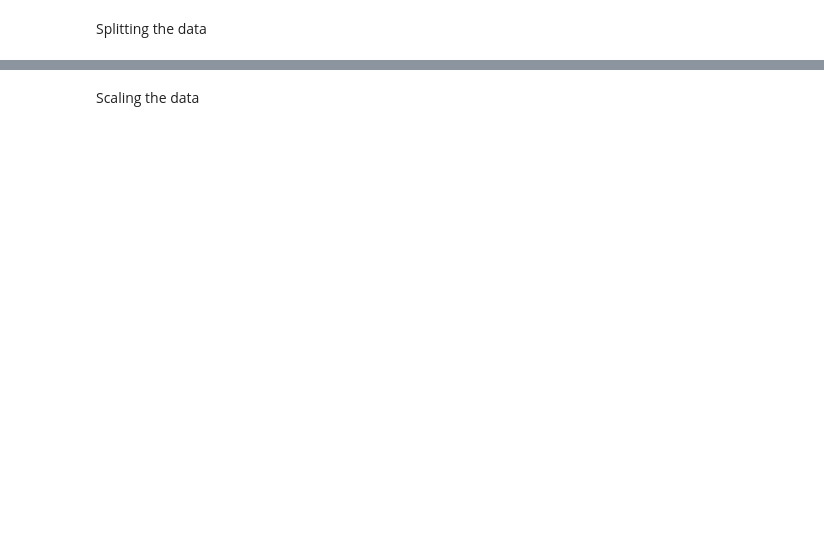
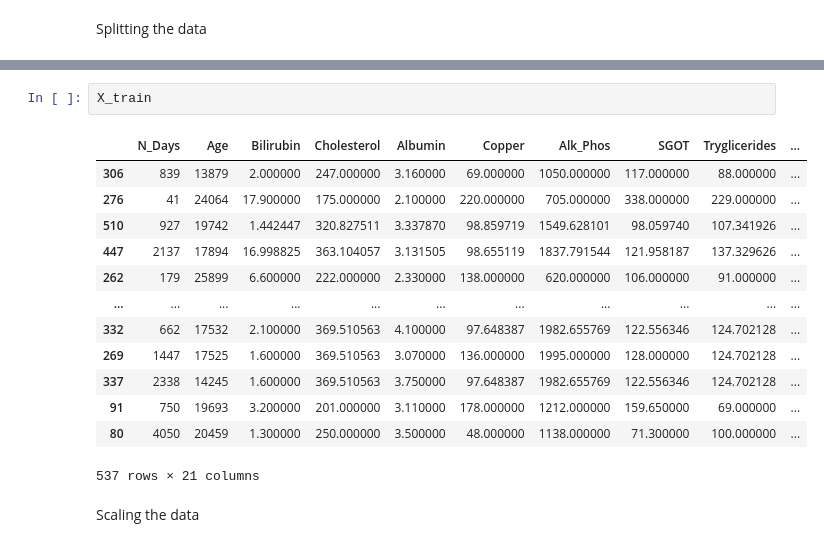
Before and after one commit to lasith54/ML_Project_Cirrhosis_Prediction, a Jupyter notebook: EE5253_2023_Code_Group38.ipynb, the cells around one changed output, grey strips where cells are left out. Drawn from its saved outputs; the diff is of its cells as text; blank space fills up the shorter version.

```diff
--- a/EE5253_2023_Code_Group38.ipynb
+++ b/EE5253_2023_Code_Group38.ipynb
@@ -266,3 +390,19 @@ Error:
+# %%
+X_train
+# %% [output]
+|  | N_Days | Age | Bilirubin | Cholesterol | Albumin | Copper | Alk_Phos | SGOT | Tryglicerides | ... |
+| 306 | 839 | 13879 | 2.000000 | 247.000000 | 3.160000 | 69.000000 | 1050.000000 | 117.000000 | 88.000000 | ... |
+| 276 | 41 | 24064 | 17.900000 | 175.000000 | 2.100000 | 220.000000 | 705.000000 | 338.000000 | 229.000000 | ... |
+| 510 | 927 | 19742 | 1.442447 | 320.827511 | 3.337870 | 98.859719 | 1549.628101 | 98.059740 | 107.341926 | ... |
+| 447 | 2137 | 17894 | 16.998825 | 363.104057 | 3.131505 | 98.655119 | 1837.791544 | 121.958187 | 137.329626 | ... |
+| 262 | 179 | 25899 | 6.600000 | 222.000000 | 2.330000 | 138.000000 | 620.000000 | 106.000000 | 91.000000 | ... |
+| ... | ... | ... | ... | ... | ... | ... | ... | ... | ... | ... |
+| 332 | 662 | 17532 | 2.100000 | 369.510563 | 4.100000 | 97.648387 | 1982.655769 | 122.556346 | 124.702128 | ... |
+| 269 | 1447 | 17525 | 1.600000 | 369.510563 | 3.070000 | 136.000000 | 1995.000000 | 128.000000 | 124.702128 | ... |
+| 337 | 2338 | 14245 | 1.600000 | 369.510563 | 3.750000 | 97.648387 | 1982.655769 | 122.556346 | 124.702128 | ... |
+| 91 | 750 | 19693 | 3.200000 | 201.000000 | 3.110000 | 178.000000 | 1212.000000 | 159.650000 | 69.000000 | ... |
+| 80 | 4050 | 20459 | 1.300000 | 250.000000 | 3.500000 | 48.000000 | 1138.000000 | 71.300000 | 100.000000 | ... |
+537 rows × 21 columns
 # %% [markdown]
 Scaling the data
 # %%
```
Also changed, not shown: parts of 86 cells of this notebook.
